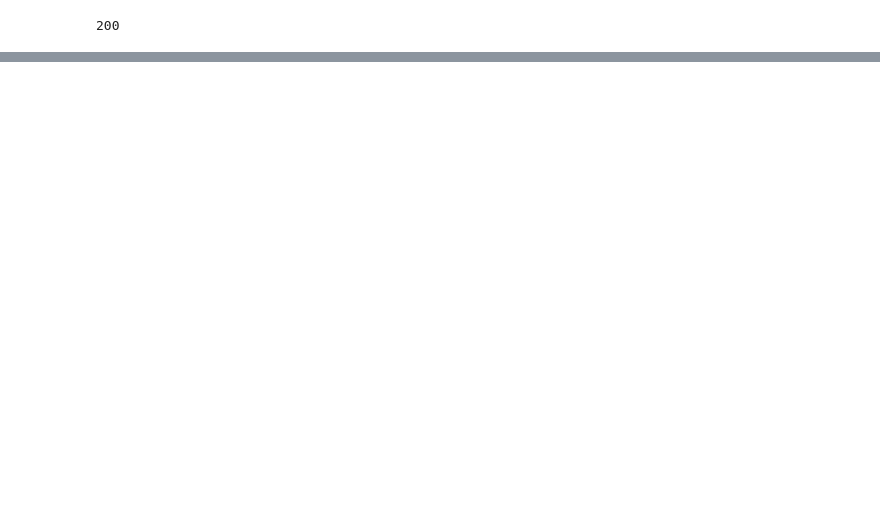
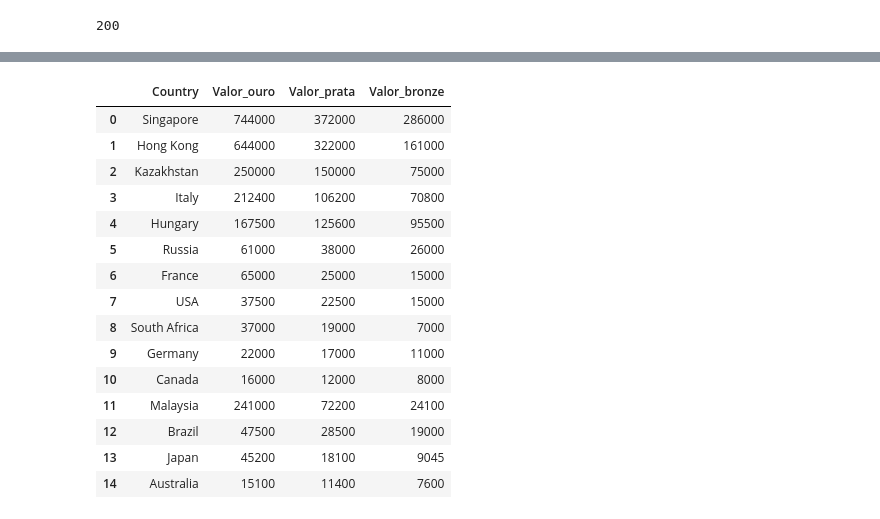
Before and after one commit to brunabellini/Projeto_Olimpiadas, a Jupyter notebook: medalsvalue.ipynb, the cells around one changed output, grey strips where cells are left out. Saved outputs shown, nothing was run; the diff lists cells and outputs as text; code cells hidden in the pictures; blank space fills up the shorter version.

Commit message:
arrumando medalhas

```diff
--- a/medalsvalue.ipynb
+++ b/medalsvalue.ipynb
@@ -58,0 +28,8 @@ df
+# %%
+df = pd.read_csv('./Data/Preço-Medalhas.csv', sep = ',')
+# %%
+df['Gold'] = df['Gold'].astype(str).str.replace("USD", "").str.replace(",", "").astype(int)
+df['Silver'] = df['Silver'].astype(str).str.replace("USD", "").str.replace(",", "").astype(int)
+df['Bronze'] = df['Bronze'].astype(str).str.replace("USD", "").str.replace(",", "").astype(int)
+
+df
@@ -89,0 +56,24 @@ medals.show()
+# %%
+df = df.rename(columns={'Country': 'País'})
+df = df.rename(columns={'Gold': 'Valor_ouro'})
+df = df.rename(columns={'Silver': 'Valor_prata'})
+df = df.rename(columns={'Bronze': 'Valor_bronze'})
+
+df
+# %% [output]
+|  | Country | Valor_ouro | Valor_prata | Valor_bronze |
+| 0 | Singapore | 744000 | 372000 | 286000 |
+| 1 | Hong Kong | 644000 | 322000 | 161000 |
+| 2 | Kazakhstan | 250000 | 150000 | 75000 |
+| 3 | Italy | 212400 | 106200 | 70800 |
+| 4 | Hungary | 167500 | 125600 | 95500 |
+| 5 | Russia | 61000 | 38000 | 26000 |
+| 6 | France | 65000 | 25000 | 15000 |
+| 7 | USA | 37500 | 22500 | 15000 |
+| 8 | South Africa | 37000 | 19000 | 7000 |
+| 9 | Germany | 22000 | 17000 | 11000 |
+| 10 | Canada | 16000 | 12000 | 8000 |
+| 11 | Malaysia | 241000 | 72200 | 24100 |
+| 12 | Brazil | 47500 | 28500 | 19000 |
+| 13 | Japan | 45200 | 18100 | 9045 |
+| 14 | Australia | 15100 | 11400 | 7600 |
```
Also changed, not shown: parts of 10 cells of this notebook, 1 other file.
